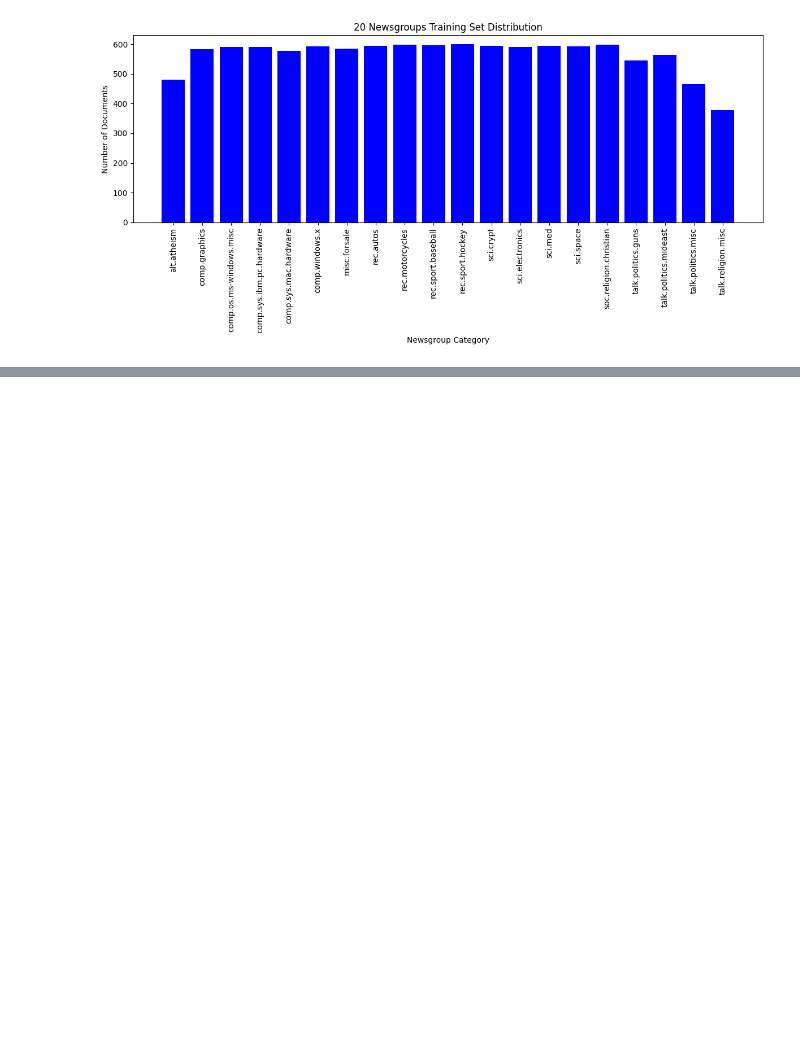
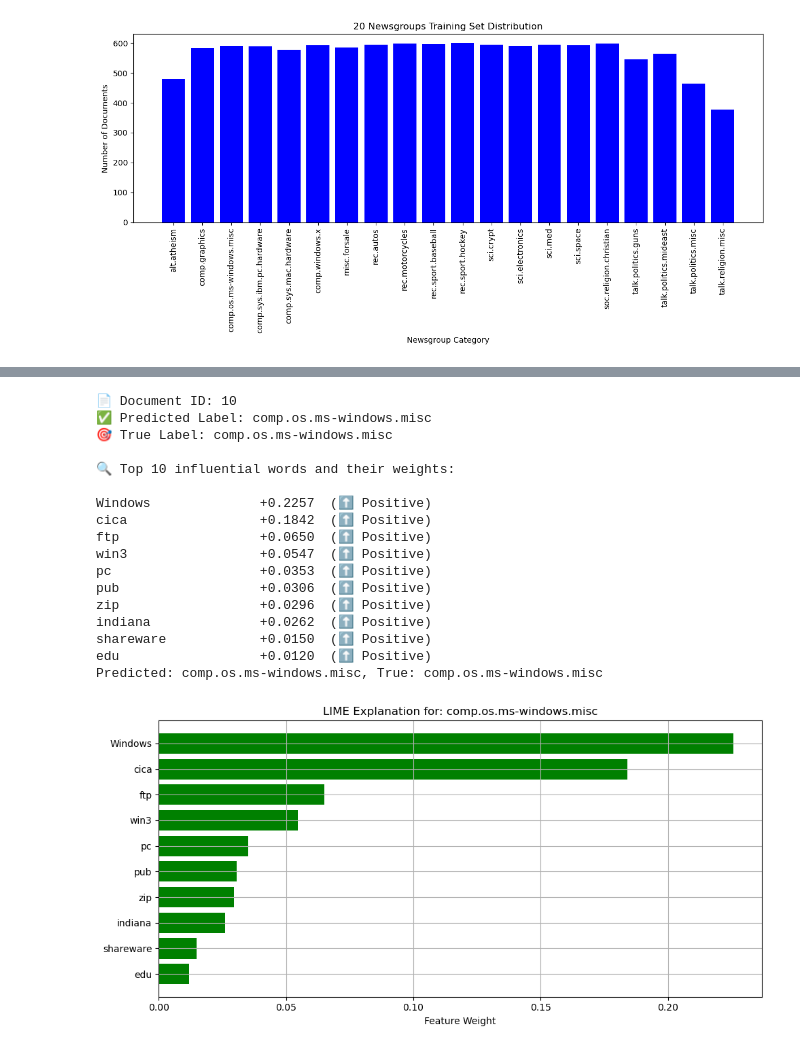
Before and after one commit to abdullah3027/ATiML_Project, a Jupyter notebook: demo.ipynb, the cells around one changed output, grey strips where cells are left out. Drawn from its saved outputs; the diff is of its cells as text; code cells hidden in the pictures; blank space fills up the shorter version.

```diff
--- a/demo.ipynb
+++ b/demo.ipynb
@@ -60,0 +131,19 @@ KeyboardInterrupt:
+# %%
+from lime.lime_text import LimeTextExplainer # type: ignore
+
+class_names = fetch_20newsgroups().target_names  # Get all 20 categories
+explainer = LimeTextExplainer(class_names=class_names)
+
+def predict_proba(texts):
+    tfidf_vectors = tfidf_vectorizer.transform(texts)
+    return rf.predict_proba(tfidf_vectors)
+
+doc_id = 10
+document = test_data[doc_id]
+label = test_labels[doc_id]
+
+exp = explainer.explain_instance(document, predict_proba, num_features=10, top_labels=1)
+
+print("Predicted label:", class_names[rf.predict(tfidf_vectorizer.transform([document]))[0]])
+print("True label:", class_names[label])
+exp.show_in_notebook(text=document)
@@ -60,0 +154,57 @@ KeyboardInterrupt:
+# %%
+import matplotlib.pyplot as plt
+import pandas as pd
+
+top_label = exp.top_labels[0]
+weights = exp.as_list(label=top_label)
+
+# Get explanation for the top predicted class
+top_label = exp.top_labels[0]
+
+print(f"\n📄 Document ID: {doc_id}")
+print(f"✅ Predicted Label: {class_names[svm.predict(tfidf_vectorizer.transform([document]))[0]]}")
+print(f"🎯 True Label: {class_names[test_labels[doc_id]]}")
+print("\n🔍 Top 10 influential words and their weights:\n")
+
+for word, weight in exp.as_list(label=top_label):
+    influence = "⬆️ Positive" if weight > 0 else "⬇️ Negative"
+    print(f"{word:<20} {weight:+.4f}  ({influence})")
+
+
+df = pd.DataFrame(weights, columns=['Word', 'Weight'])
+df['Contribution'] = df['Weight'].apply(lambda w: 'Positive' if w > 0 else 'Negative')
+
+# Display nicely
+print(f"Predicted: {class_names[top_label]}, True: {class_names[test_labels[doc_id]]}")
+df.style.bar(subset='Weight', align='mid').set_caption("Top Influential Words for Prediction")
+
+words, weights = zip(*exp.as_list(label=top_label))
+colors = ['green' if w > 0 else 'red' for w in weights]
+
+plt.figure(figsize=(10, 5))
+plt.barh(words, weights, color=colors)
+plt.xlabel("Feature Weight")
+plt.title(f"LIME Explanation for: {class_names[top_label]}")
+plt.gca().invert_yaxis()
+plt.grid(True)
+plt.tight_layout()
+plt.show()
+# %% [output]
+📄 Document ID: 10
+✅ Predicted Label: comp.os.ms-windows.misc
+🎯 True Label: comp.os.ms-windows.misc
+
+🔍 Top 10 influential words and their weights:
+
+Windows              +0.2257  (⬆️ Positive)
+cica                 +0.1842  (⬆️ Positive)
+ftp                  +0.0650  (⬆️ Positive)
+win3                 +0.0547  (⬆️ Positive)
+pc                   +0.0353  (⬆️ Positive)
+pub                  +0.0306  (⬆️ Positive)
+zip                  +0.0296  (⬆️ Positive)
+indiana              +0.0262  (⬆️ Positive)
+shareware            +0.0150  (⬆️ Positive)
+edu                  +0.0120  (⬆️ Positive)
+Predicted: comp.os.ms-windows.misc, True: comp.os.ms-windows.misc
+[figure, added]
```
Also changed, not shown: parts of 16 cells of this notebook.
